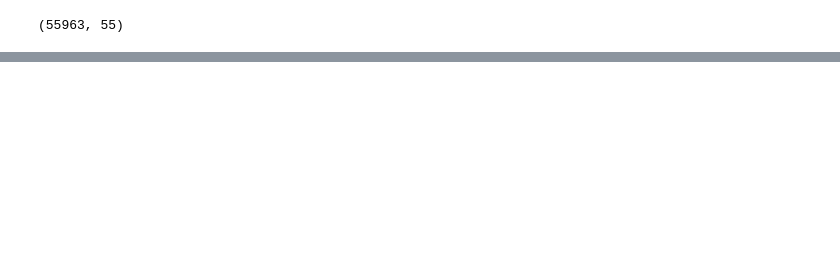
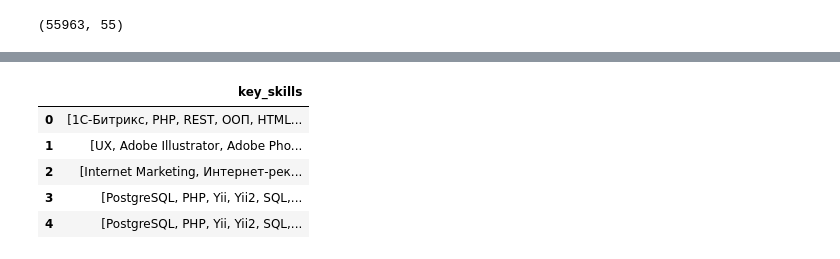
Before and after one commit to denissotnikov4/hh-ru-preprocessing, a Jupyter notebook: HHRU.ipynb, the cells around one changed output, grey strips where cells are left out. Drawn from its saved outputs; the diff is of its cells as text; code cells hidden in the pictures; blank space fills up the shorter version.

```diff
--- a/HHRU.ipynb
+++ b/HHRU.ipynb
@@ -544,0 +571,11 @@ df.shape
+# %%
+df_skills = pd.DataFrame(data = df_skills.str.split('\n'))
+# %%
+df_skills.head()
+# %% [output]
+|  | key_skills |
+| 0 | [1С-Битрикс, PHP, REST, ООП, HTML... |
+| 1 | [UX, Adobe Illustrator, Adobe Pho... |
+| 2 | [Internet Marketing, Интернет-рек... |
+| 3 | [PostgreSQL, PHP, Yii, Yii2, SQL,... |
+| 4 | [PostgreSQL, PHP, Yii, Yii2, SQL,... |
```
Also changed, not shown: parts of 12 cells of this notebook.
